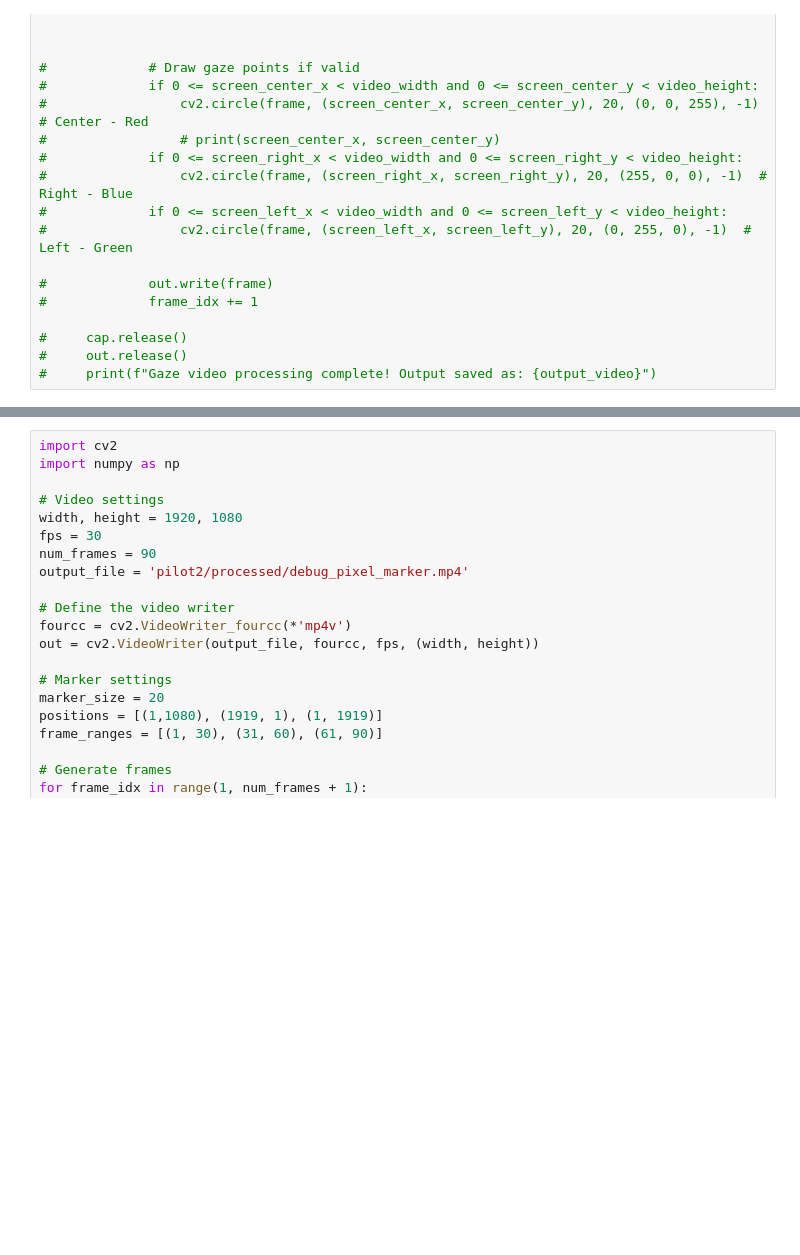
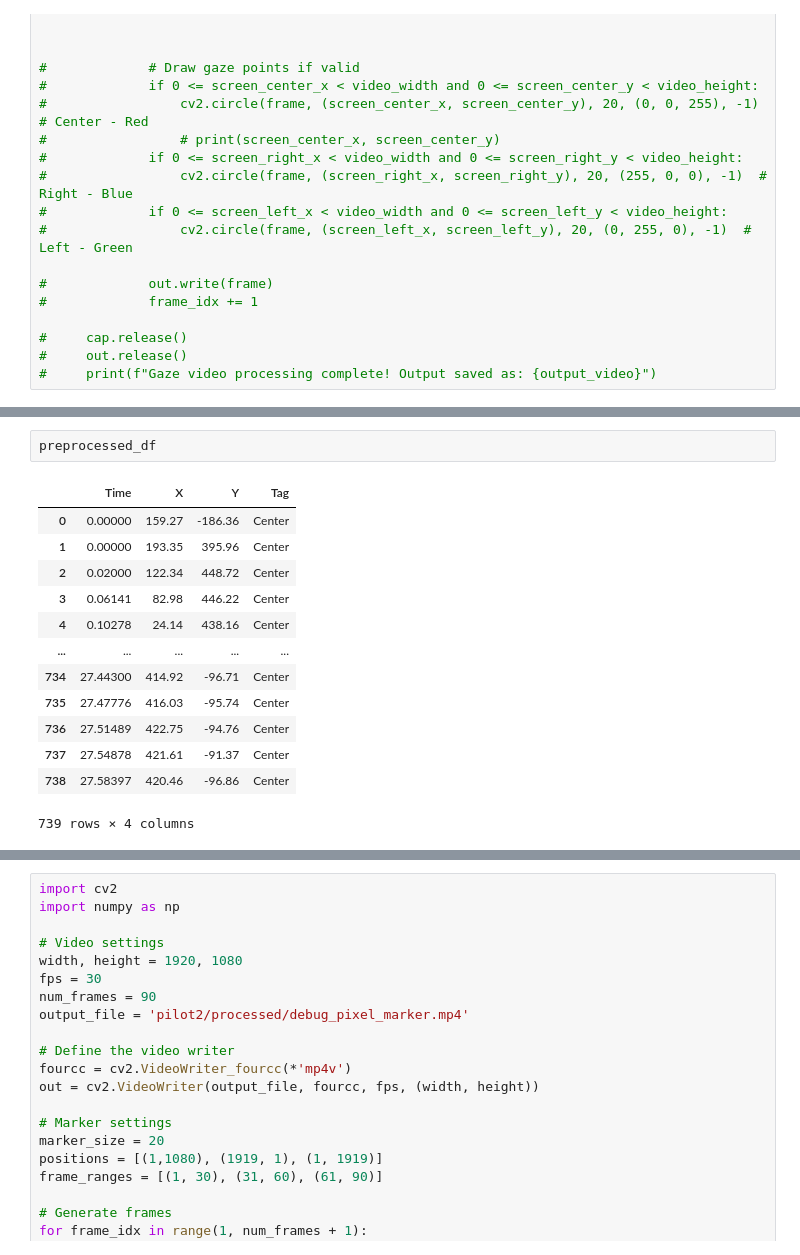
Before and after one commit to Catonpancake/sdphysiology, a Jupyter notebook: videoeyetracking.ipynb, the cells around one changed output, grey strips where cells are left out. Drawn from its saved outputs; the diff is of its cells as text; blank space fills up the shorter version.

```diff
--- a/videoeyetracking.ipynb
+++ b/videoeyetracking.ipynb
@@ -1233,0 +1383,16 @@ Screen resolution: 1920x1080
+# %%
+preprocessed_df
+# %% [output]
+|  | Time | X | Y | Tag |
+| 0 | 0.00000 | 159.27 | -186.36 | Center |
+| 1 | 0.00000 | 193.35 | 395.96 | Center |
+| 2 | 0.02000 | 122.34 | 448.72 | Center |
+| 3 | 0.06141 | 82.98 | 446.22 | Center |
+| 4 | 0.10278 | 24.14 | 438.16 | Center |
+| ... | ... | ... | ... | ... |
+| 734 | 27.44300 | 414.92 | -96.71 | Center |
+| 735 | 27.47776 | 416.03 | -95.74 | Center |
+| 736 | 27.51489 | 422.75 | -94.76 | Center |
+| 737 | 27.54878 | 421.61 | -91.37 | Center |
+| 738 | 27.58397 | 420.46 | -96.86 | Center |
+739 rows × 4 columns
```
Also changed, not shown: parts of 10 cells of this notebook.
